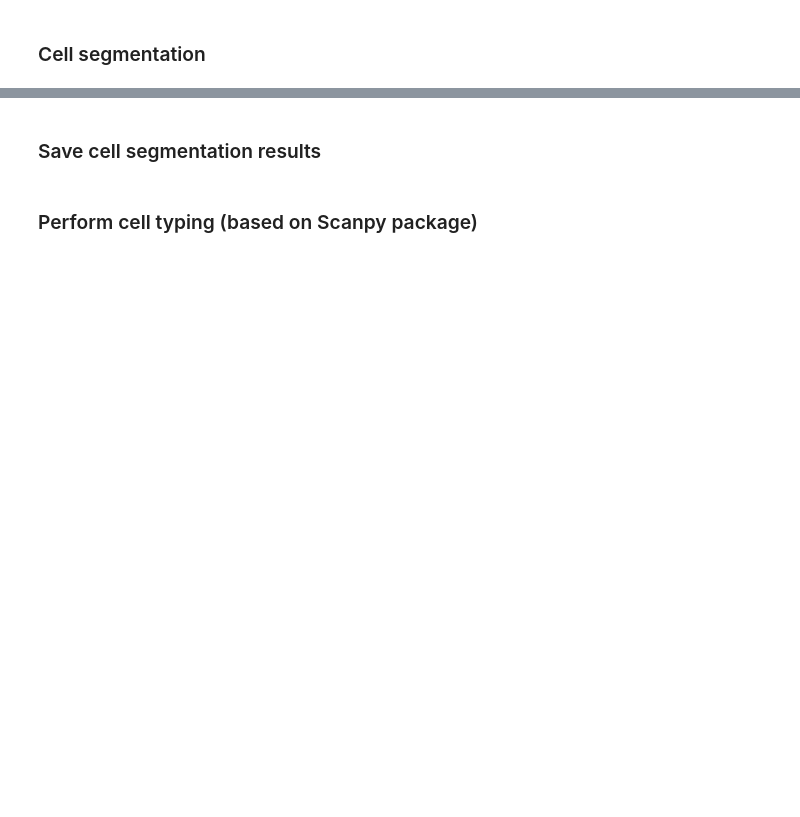
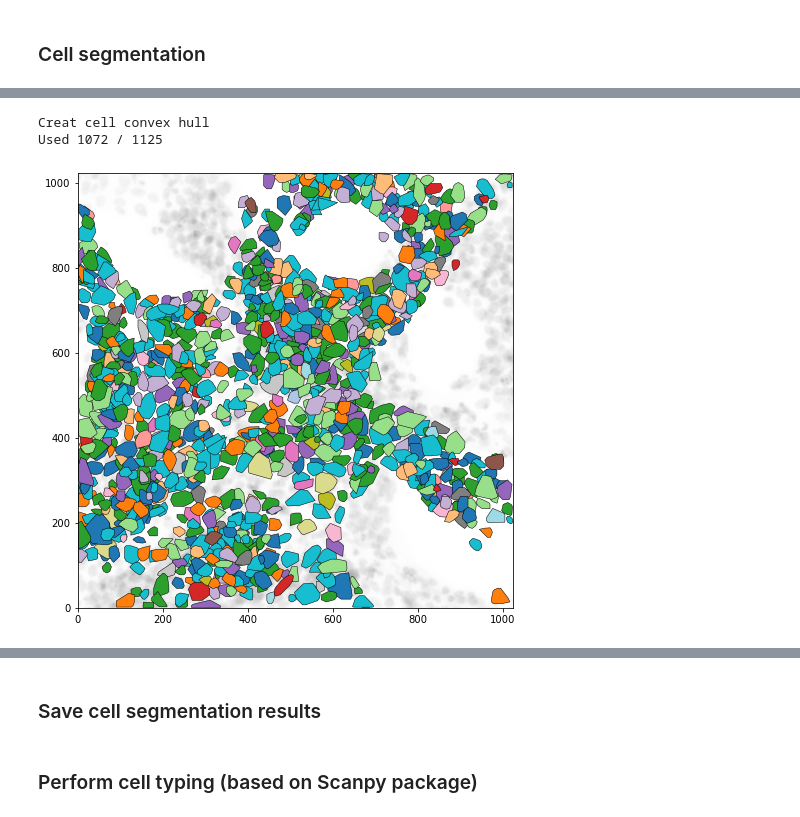
Before and after one commit to wanglab-broad/ClusterMap, a Jupyter notebook: ClusterMap_STARmap_human_cardiac_organoid.ipynb, the cells around one changed output, grey strips where cells are left out. Drawn from its saved outputs; the diff is of its cells as text; code cells hidden in the pictures; blank space fills up the shorter version.

```diff
--- a/ClusterMap_STARmap_human_cardiac_organoid.ipynb
+++ b/ClusterMap_STARmap_human_cardiac_organoid.ipynb
@@ -117,3 +119,9 @@ plt.show()
+# %%
+model.create_convex_hulls(figscale=8,plot_with_dapi=True)
+# %% [output]
+Creat cell convex hull
+Used 1072 / 1125
+[figure, added]
 # %%
 ###plot cells in 3D
 model.plot_segmentation_3D(figsize=(8,8),elev=45, azim=-65)
```
Also changed, not shown: parts of 9 cells of this notebook, 1 other file.
